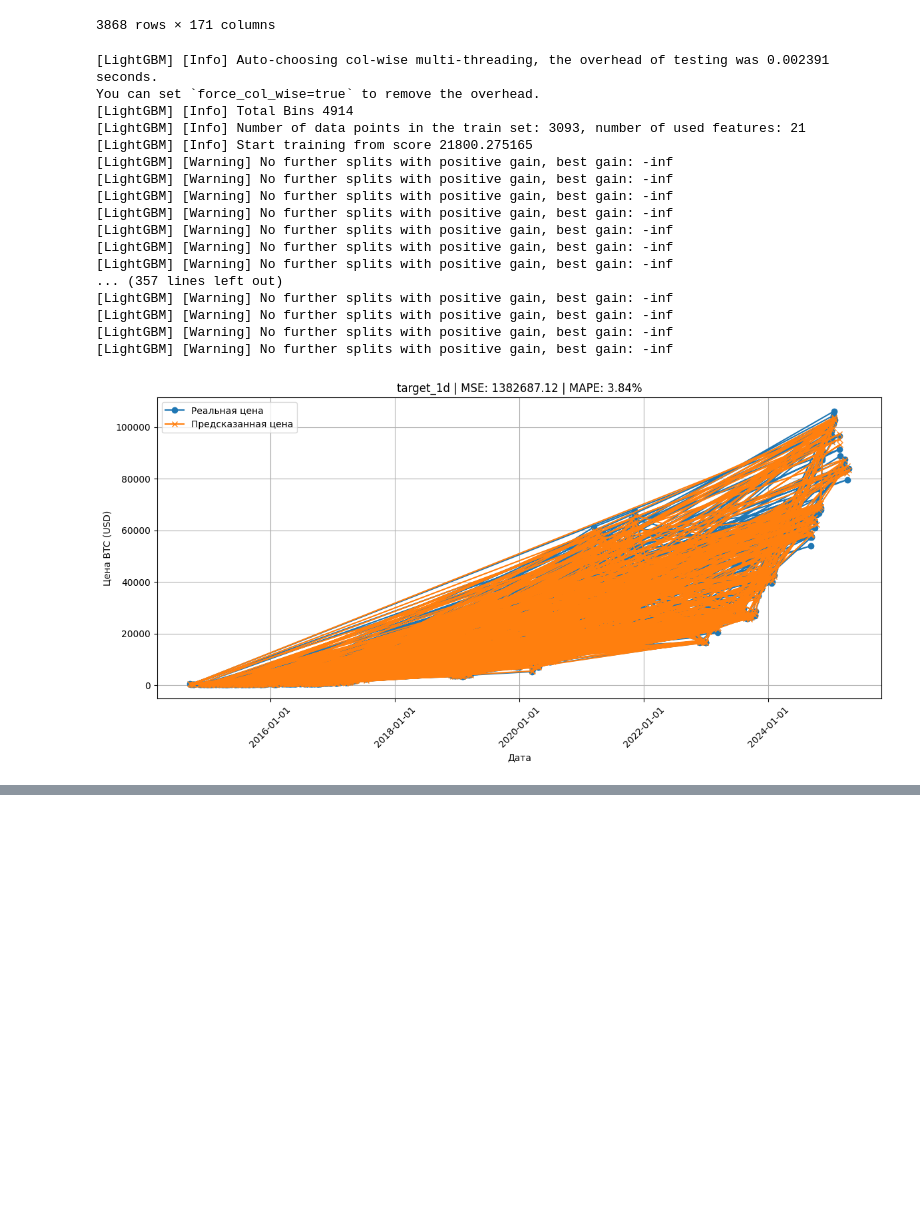
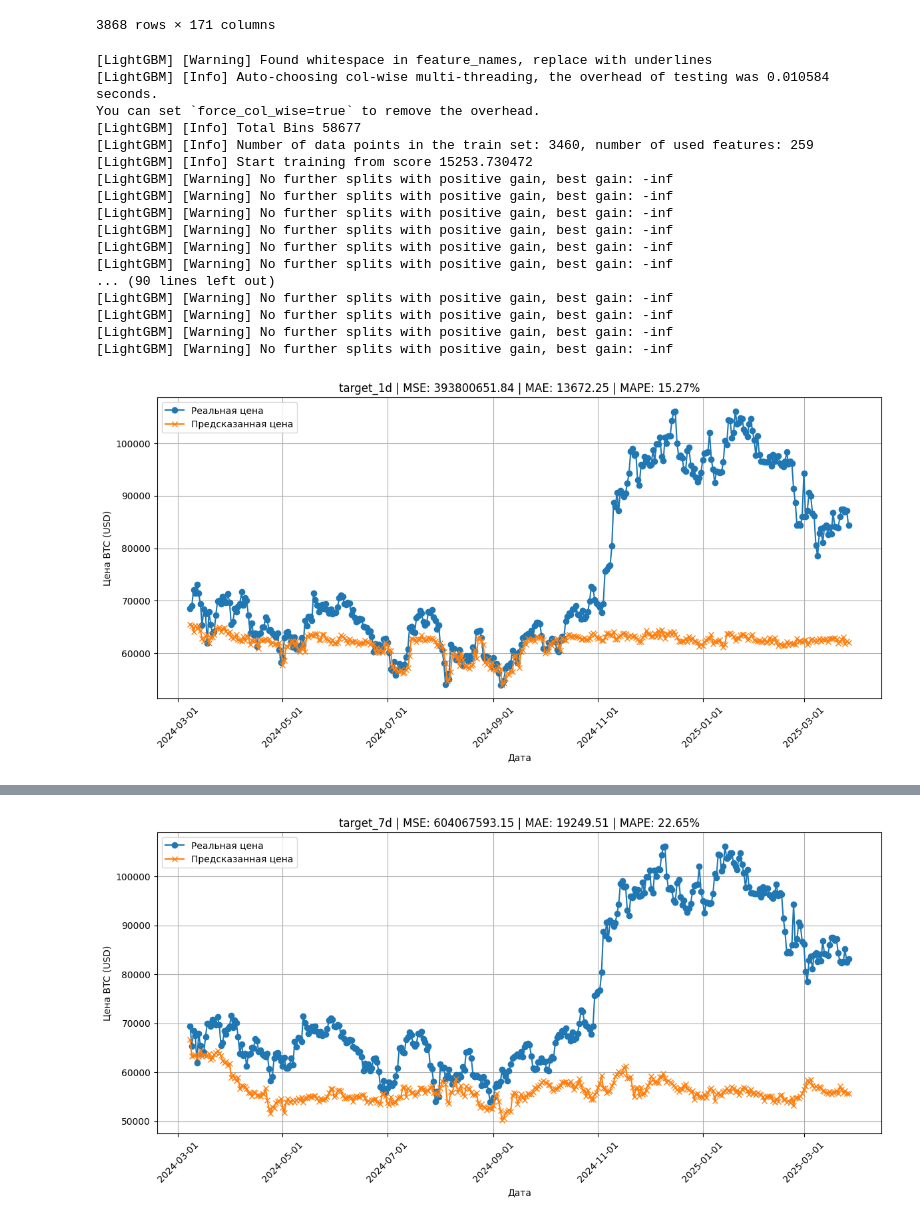
Before and after one commit to sumrak10/WangAI, a Jupyter notebook: notebooks/test.ipynb, the cells around one changed output, grey strips where cells are left out. Cells and saved outputs as stored; diff of their text form; code cells hidden in the pictures; blank space fills up the shorter version.

```diff
--- a/notebooks/test.ipynb
+++ b/notebooks/test.ipynb
@@ -174,19 +174,19 @@ mape_scores = {}
 X = features.copy()
 y = targets.copy()
 
-X_train, X_test, y_train, y_test = train_test_split(X, y, test_size=0.2, shuffle=True)
+X_train, X_test, y_train, y_test = train_test_split(X, y, test_size=0.1, shuffle=False)
 
 # 2. Для каждой цели обучаем свою модель
 for target_name in y.columns:
     model = LGBMRegressor(
-        n_estimators=500,
-        max_depth=8,
-        min_child_samples=30,
-        learning_rate=0.05,
-        colsample_bytree=0.7,
-        subsample=0.7,
-        reg_alpha=0.1,
-        reg_lambda=0.1,
+        n_estimators=100,
+        max_depth=3,
+        # min_child_samples=10,
+        # learning_rate=0.05,
+        # colsample_bytree=0.5,
+        # subsample=0.5,
+        # reg_alpha=0.1,
+        # reg_lambda=0.1,
     )
     model.fit(X_train, y_train[target_name])
 
@@ -202,44 +202,38 @@ for target_name in y.columns:
 
     # 3. Строим график для каждой цели
     plt.figure(figsize=(12, 6))
     x_dates = df.loc[y_test.index, 'date']
 
     plt.plot(x_dates, y_test[target_name].values, label="Реальная цена", marker='o')
     plt.plot(x_dates, y_pred, label="Предсказанная цена", marker='x')
-    plt.title(f"{target_name} | MSE: {mse:.2f} | MAPE: {mape:.2f}%")
+    plt.title(f"{target_name} | MSE: {mse:.2f} | MAE: {mae:.2f} | MAPE: {mape:.2f}%")
     plt.xlabel("Дата")
     plt.ylabel("Цена BTC (USD)")
     plt.legend()
     plt.grid(True)
 
     plt.gca().xaxis.set_major_formatter(mdates.DateFormatter('%Y-%m-%d'))
     plt.gca().xaxis.set_major_locator(mdates.AutoDateLocator())
     plt.xticks(rotation=45)
     plt.tight_layout()
 
     plt.show()
-    break
-
-# 4. Печать всех ошибок
-print("Ошибки моделей:")
-for target in mse_scores.keys():
-    print(f"{target}: MSE = {mse_scores[target]:.2f} | MAPE = {mape_scores[target]:.2f}%")
 # %% [output]
-[LightGBM] [Info] Auto-choosing col-wise multi-threading, the overhead of testing was 0.002391 seconds.
+[LightGBM] [Warning] Found whitespace in feature_names, replace with underlines
+[LightGBM] [Info] Auto-choosing col-wise multi-threading, the overhead of testing was 0.010584 seconds.
 You can set `force_col_wise=true` to remove the overhead.
-[LightGBM] [Info] Total Bins 4914
-[LightGBM] [Info] Number of data points in the train set: 3093, number of used features: 21
-[LightGBM] [Info] Start training from score 21800.275165
+[LightGBM] [Info] Total Bins 58677
+[LightGBM] [Info] Number of data points in the train set: 3460, number of used features: 259
+[LightGBM] [Info] Start training from score 15253.730472
 [LightGBM] [Warning] No further splits with positive gain, best gain: -inf
 [LightGBM] [Warning] No further splits with positive gain, best gain: -inf
 [LightGBM] [Warning] No further splits with positive gain, best gain: -inf
 [LightGBM] [Warning] No further splits with positive gain, best gain: -inf
 [LightGBM] [Warning] No further splits with positive gain, best gain: -inf
 [LightGBM] [Warning] No further splits with positive gain, best gain: -inf
-[LightGBM] [Warning] No further splits with positive gain, best gain: -inf
-... (357 lines left out)
+... (90 lines left out)
 [LightGBM] [Warning] No further splits with positive gain, best gain: -inf
 [LightGBM] [Warning] No further splits with positive gain, best gain: -inf
 [LightGBM] [Warning] No further splits with positive gain, best gain: -inf
 [LightGBM] [Warning] No further splits with positive gain, best gain: -inf
-[figure, old version]
+[figure, new version]
@@ -247,0 +257 @@ target_1d: MSE = 1382687.12 | MAPE = 3.84%
+[figure, added]
```
Also changed, not shown: parts of 4 cells of this notebook.
